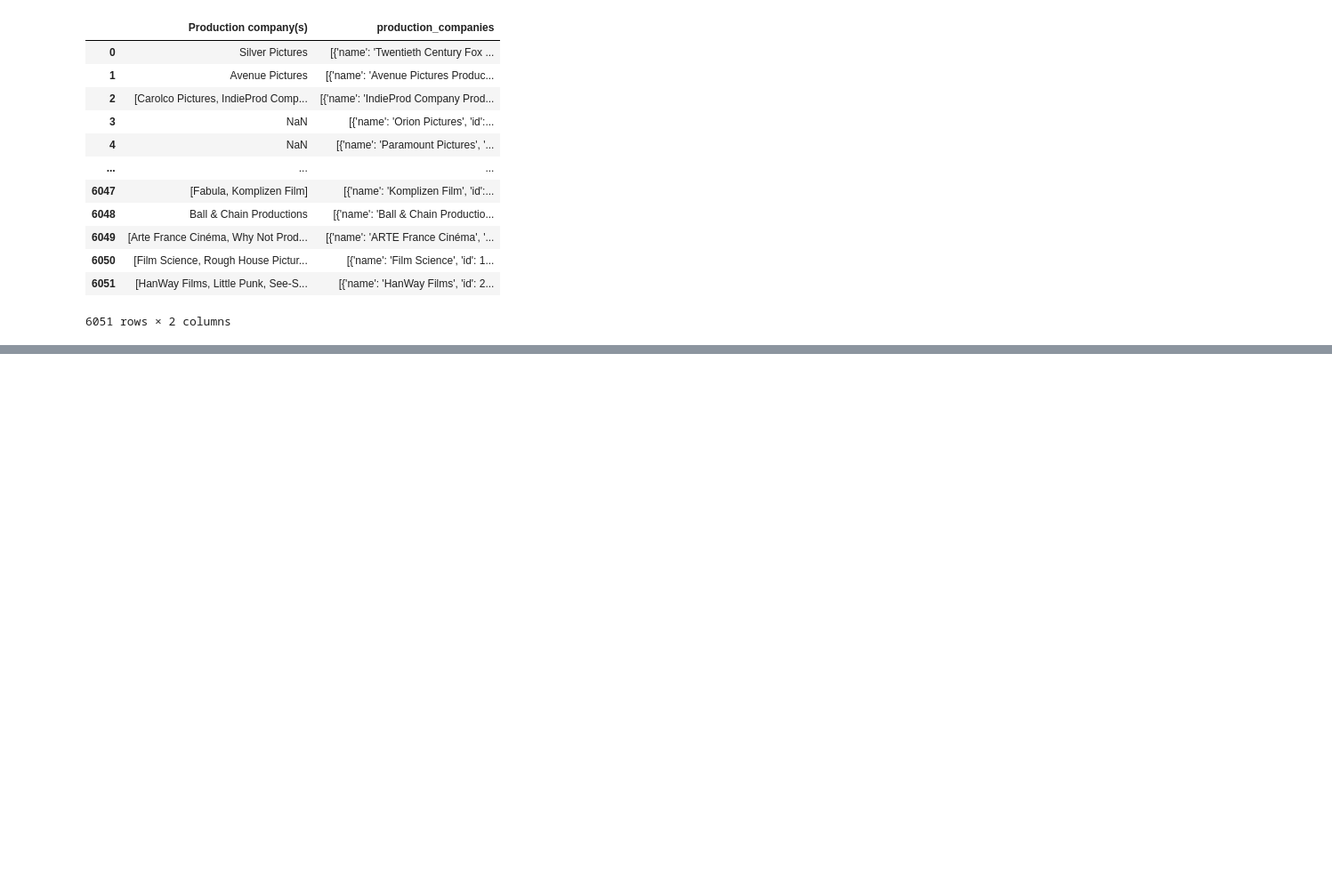
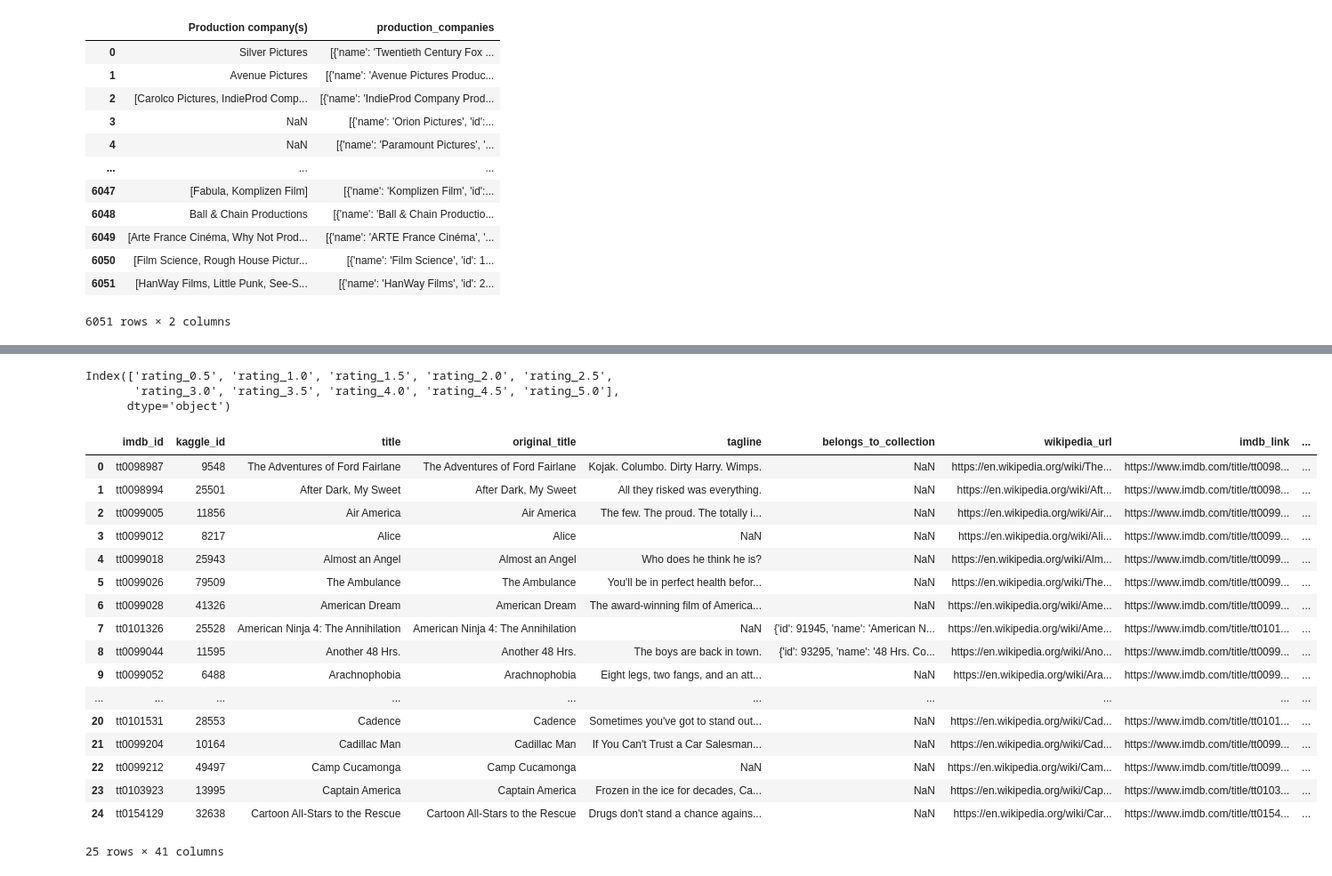
Before and after one commit to shaileeM/Movies-ETL, a Jupyter notebook: Movies_Extract.ipynb, the cells around one changed output, grey strips where cells are left out. Shown at 89% size. Saved outputs shown, nothing was run; the diff lists cells and outputs as text; code cells hidden in the pictures; blank space fills up the shorter version.

Commit message:
merging ratings and movie data

```diff
--- a/Movies_Extract.ipynb
+++ b/Movies_Extract.ipynb
@@ -975,0 +1034,18 @@ movies_df[['Production company(s)','production_companies']]
+# %%
+#rename the columns
+movies_df.rename({'id':'kaggle_id',
+                  'title_kaggle':'title',
+                  'url':'wikipedia_url',
+                  'budget_kaggle':'budget',
+                  'release_date_kaggle':'release_date',
+                  'Country':'country',
+                  'Distributor':'distributor',
+                  'Producer(s)':'producers',
+                  'Director':'director',
+                  'Starring':'starring',
+                  'Cinematography':'cinematography',
+                  'Editor(s)':'editors',
+                  'Writer(s)':'writers',
+                  'Composer(s)':'composers',
+                  'Based on':'based_on'
+                 }, axis='columns', inplace=True)
@@ -975,0 +1090,5 @@ movies_df[['Production company(s)','production_companies']]
+# %%
+#pivot the data so that movieid is the index
+rating_counts = ratings_data.groupby(['movieId','rating'], as_index=False).count() \
+                .rename({'userId':'count'}, axis=1) \
+                .pivot(index='movieId',columns='rating', values='count')
@@ -975,0 +1112,3 @@ movies_df[['Production company(s)','production_companies']]
+# %%
+#rename the columns
+rating_counts.columns = ['rating_' + str(col) for col in rating_counts.columns]
@@ -975,0 +1142,30 @@ movies_df[['Production company(s)','production_companies']]
+# %%
+rating_counts.columns
+# %% [output]
+Index(['rating_0.5', 'rating_1.0', 'rating_1.5', 'rating_2.0', 'rating_2.5',
+       'rating_3.0', 'rating_3.5', 'rating_4.0', 'rating_4.5', 'rating_5.0'],
+      dtype='object')
+# %%
+#merge the 2 tables
+movies_with_ratings_df = pd.merge(movies_df, rating_counts, left_on='kaggle_id', right_index=True, how='left')
+# %%
+movies_with_ratings_df.head(25)
+# %% [output]
+|  | imdb_id | kaggle_id | title | original_title | tagline | belongs_to_collection | wikipedia_url | imdb_link | ... |
+| 0 | tt0098987 | 9548 | The Adventures of Ford Fairlane | The Adventures of Ford Fairlane | Kojak. Columbo. Dirty Harry. Wimps. | NaN | https://en.wikipedia.org/wiki/The... | https://www.imdb.com/title/tt0098... | ... |
+| 1 | tt0098994 | 25501 | After Dark, My Sweet | After Dark, My Sweet | All they risked was everything. | NaN | https://en.wikipedia.org/wiki/Aft... | https://www.imdb.com/title/tt0098... | ... |
+| 2 | tt0099005 | 11856 | Air America | Air America | The few. The proud. The totally i... | NaN | https://en.wikipedia.org/wiki/Air... | https://www.imdb.com/title/tt0099... | ... |
+| 3 | tt0099012 | 8217 | Alice | Alice | NaN | NaN | https://en.wikipedia.org/wiki/Ali... | https://www.imdb.com/title/tt0099... | ... |
+| 4 | tt0099018 | 25943 | Almost an Angel | Almost an Angel | Who does he think he is? | NaN | https://en.wikipedia.org/wiki/Alm... | https://www.imdb.com/title/tt0099... | ... |
+| 5 | tt0099026 | 79509 | The Ambulance | The Ambulance | You'll be in perfect health befor... | NaN | https://en.wikipedia.org/wiki/The... | https://www.imdb.com/title/tt0099... | ... |
+| 6 | tt0099028 | 41326 | American Dream | American Dream | The award-winning film of America... | NaN | https://en.wikipedia.org/wiki/Ame... | https://www.imdb.com/title/tt0099... | ... |
+| 7 | tt0101326 | 25528 | American Ninja 4: The Annihilation | American Ninja 4: The Annihilation | NaN | {'id': 91945, 'name': 'American N... | https://en.wikipedia.org/wiki/Ame... | https://www.imdb.com/title/tt0101... | ... |
+| 8 | tt0099044 | 11595 | Another 48 Hrs. | Another 48 Hrs. | The boys are back in town. | {'id': 93295, 'name': '48 Hrs. Co... | https://en.wikipedia.org/wiki/Ano... | https://www.imdb.com/title/tt0099... | ... |
+| 9 | tt0099052 | 6488 | Arachnophobia | Arachnophobia | Eight legs, two fangs, and an att... | NaN | https://en.wikipedia.org/wiki/Ara... | https://www.imdb.com/title/tt0099... | ... |
+| ... | ... | ... | ... | ... | ... | ... | ... | ... | ... |
+| 20 | tt0101531 | 28553 | Cadence | Cadence | Sometimes you've got to stand out... | NaN | https://en.wikipedia.org/wiki/Cad... | https://www.imdb.com/title/tt0101... | ... |
+| 21 | tt0099204 | 10164 | Cadillac Man | Cadillac Man | If You Can't Trust a Car Salesman... | NaN | https://en.wikipedia.org/wiki/Cad... | https://www.imdb.com/title/tt0099... | ... |
+| 22 | tt0099212 | 49497 | Camp Cucamonga | Camp Cucamonga | NaN | NaN | https://en.wikipedia.org/wiki/Cam... | https://www.imdb.com/title/tt0099... | ... |
+| 23 | tt0103923 | 13995 | Captain America | Captain America | Frozen in the ice for decades, Ca... | NaN | https://en.wikipedia.org/wiki/Cap... | https://www.imdb.com/title/tt0103... | ... |
+| 24 | tt0154129 | 32638 | Cartoon All-Stars to the Rescue | Cartoon All-Stars to the Rescue | Drugs don't stand a chance agains... | NaN | https://en.wikipedia.org/wiki/Car... | https://www.imdb.com/title/tt0154... | ... |
+25 rows × 41 columns
```
Also changed, not shown: parts of 21 cells of this notebook.
